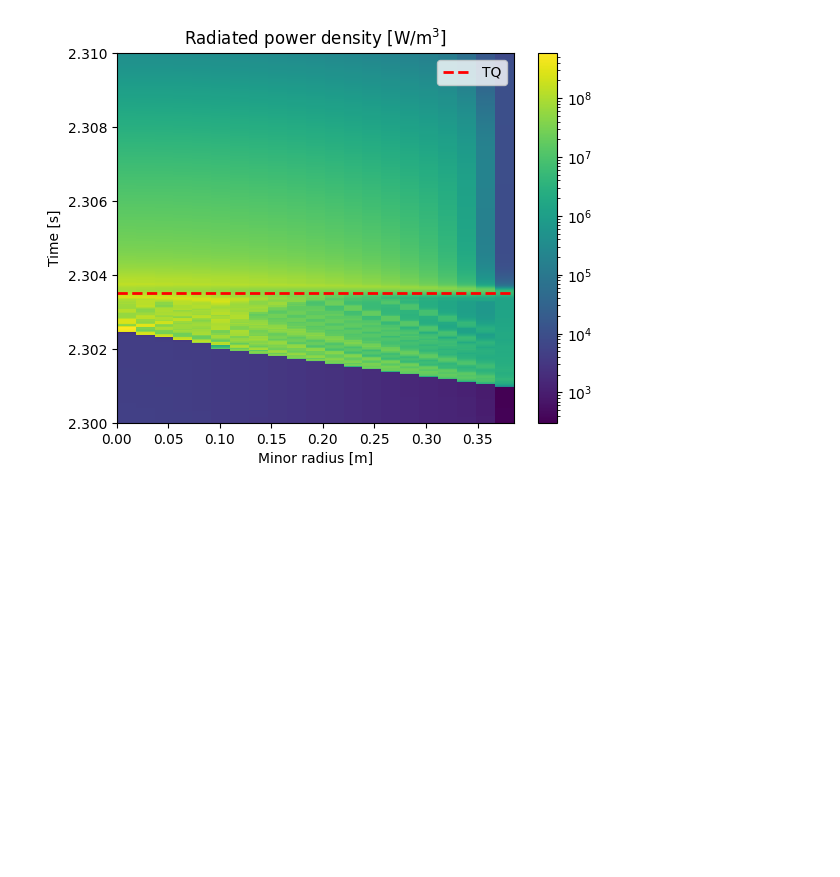
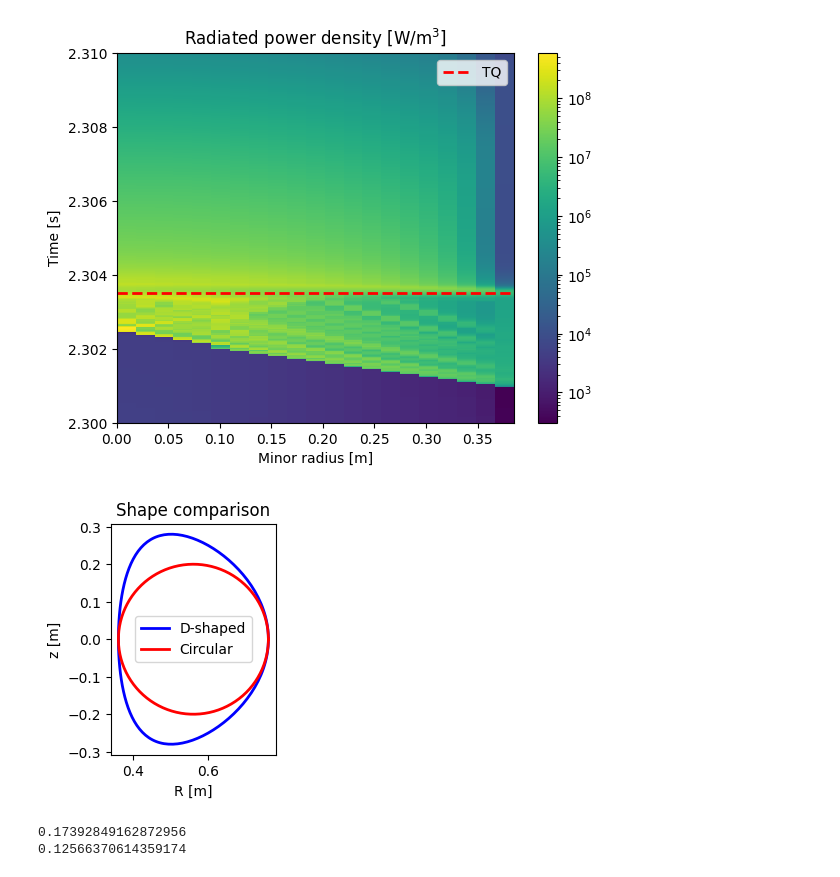
Before and after one commit to leferi99/CDO-plotting, a Jupyter notebook: file_operations.ipynb, the cells around one changed output. Drawn from its saved outputs; the diff is of its cells as text; code cells hidden in the pictures; blank space fills up the shorter version.

```diff
--- a/file_operations.ipynb
+++ b/file_operations.ipynb
@@ -84,3 +84,76 @@ plt.title(r"Radiated power density [W/m$^3$]")
 plt.show()
 # %% [output]
 [figure]
+# %%
+import shapely
+import numpy as np
+import matplotlib.pyplot as plt
+
+
+R0 = 0.56
+B0 = 1.15
+a = 0.2   # minor radius
+b = 0.325 # wall distance
+gridlength = 100
+
+radialgrid = np.linspace(0, 0.2, gridlength)
+radialgrid2 = np.linspace(0, 0.2, 10)
+theta = np.linspace(0, 2*np.pi, 200)
+
+kappa = np.linspace(1, 1.4, gridlength)
+delta = np.linspace(0, 0.3, gridlength)
+# Delta = np.linspace(0, -0.03, gridlength)
+Delta = np.linspace(0, 0, gridlength)
+
+kappa2 = np.linspace(1, 1, gridlength)
+delta2 = np.linspace(0, 0, gridlength)
+
+def fluxsurfaces(r, theta, Delta, delta, kappa):
+    R_ = (R0 + np.interp(r, radialgrid, Delta)
+          + r * np.cos(theta + np.interp(r, radialgrid, delta) * np.sin(theta)))
+    z_ = r * np.interp(r, radialgrid, kappa) * np.sin(theta)
+    return R_, z_
+
+fig, ax = plt.subplots(figsize=[3,3])
+# ax.set_aspect(1)
+# for i in range(9):
+#     R, z = fluxsurfaces(radialgrid2[i], theta, Delta, delta, kappa)
+#     ax.plot(R, z, c="grey")
+
+R, z = fluxsurfaces(radialgrid2[-1], theta, Delta, delta, kappa)
+ax.plot(R, z, c="blue", label="D-shaped", lw=2)
+
+# ax.set_xlabel("R [m]")
+# ax.set_ylabel("z [m]")
+# ax.set_title("Shaped plasma")
+
+# plt.show()
+
+# fig, ax = plt.subplots()
+ax.set_aspect(1)
+# for i in range(9):
+#     R, z = fluxsurfaces(radialgrid2[i], theta, Delta, delta2, kappa2)
+#     ax.plot(R, z, c="grey")
+
+R, z = fluxsurfaces(radialgrid2[-1], theta, Delta, delta2, kappa2)
+ax.plot(R, z, c="red", label="Circular", lw=2)
+
+ax.set_xlabel("R [m]")
+ax.set_ylabel("z [m]")
+ax.set_title("Shape comparison")
+ax.legend()
+
+plt.show()
+# %% [output]
+[figure, added]
+# %%
+R, z = fluxsurfaces(radialgrid[-1], theta)
+coords = np.vstack([R, z])
+
+poly = shapely.Polygon(coords.T)
+print(poly.area)
+
+print(0.2 ** 2 * np.pi)
+# %% [output]
+0.17392849162872956
+0.12566370614359174
```
Also changed, not shown: 6 other files.
